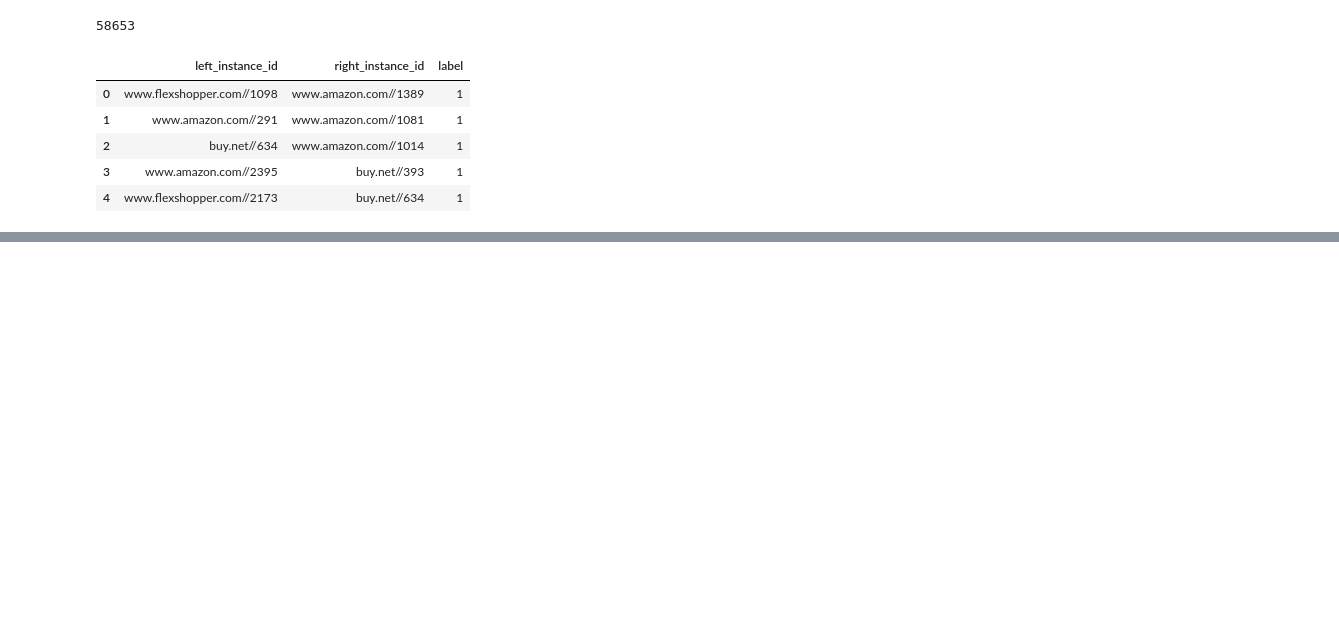
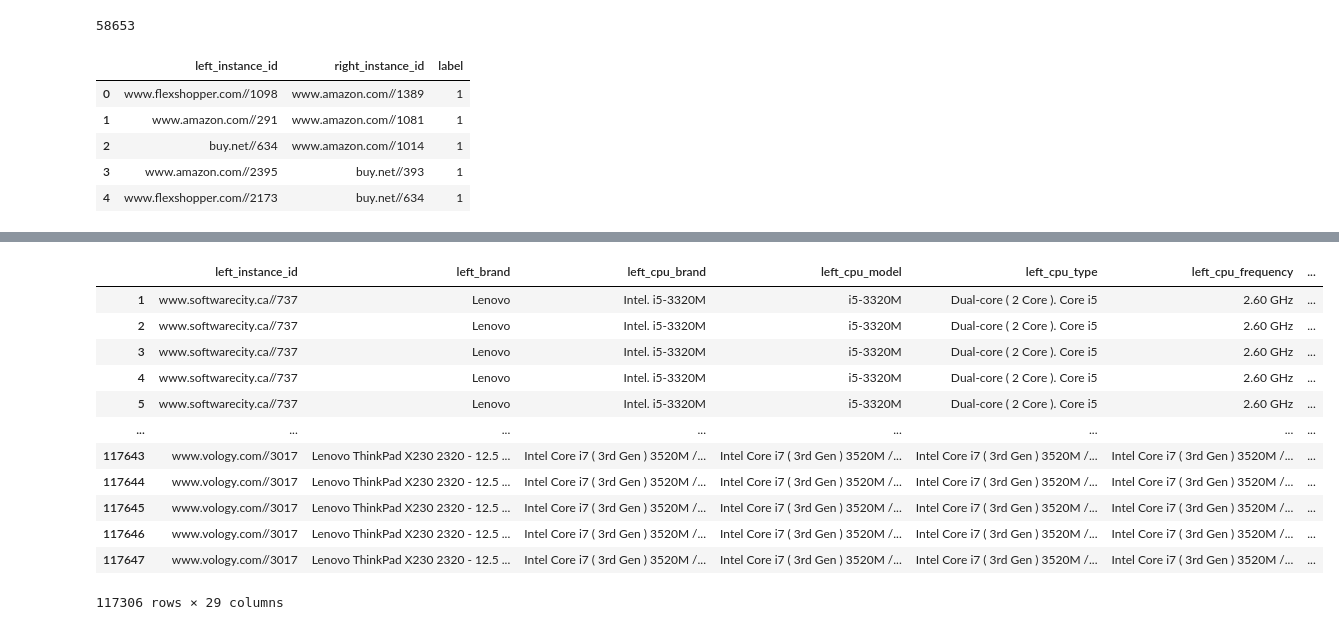
Before and after one commit to Samir55/sigmod2021_teamAAA, a Jupyter notebook: notebooks/prepare_sigmod_data.ipynb, the cells around one changed output, grey strips where cells are left out. Drawn from its saved outputs; the diff is of its cells as text; code cells hidden in the pictures; blank space fills up the shorter version.

```diff
--- a/notebooks/prepare_sigmod_data.ipynb
+++ b/notebooks/prepare_sigmod_data.ipynb
@@ -47,5 +47,5 @@ y2.head()
 | 3 | www.amazon.com//2395 | buy.net//393 | 1 |
 | 4 | www.flexshopper.com//2173 | buy.net//634 | 1 |
 # %%
-left_x2 = pd.merge(y2, left_x2, on='left_instance_id',how='left')
+x2_train = pd.merge(y2, left_x2, on='left_instance_id',how='left')
 # %%
@@ -61,0 +71,27 @@ left_x2.head()
+# %%
+# Prepare the test dataset
+def df_crossjoin(df1, df2, **kwargs):
+    """
+    Make a cross join (cartesian product) between two dataframes by using a constant temporary key.
+    Also sets a MultiIndex which is the cartesian product of the indices of the input dataframes.
+    See: https://github.com/pydata/pandas/issues/5401
+    :param df1 dataframe 1
+    :param df1 dataframe 2
+    :param kwargs keyword arguments that will be passed to pd.merge()
+    :return cross join of df1 and df2
+    """
+    df1['_tmpkey'] = 1
+    df2['_tmpkey'] = 1
+
+    res = pd.merge(df1, df2, on='_tmpkey', **kwargs).drop('_tmpkey', axis=1)
+    df1.drop('_tmpkey', axis=1, inplace=True)
+    df2.drop('_tmpkey', axis=1, inplace=True)
+
+    return res
+
+def same_key_pair(record):
+    return record['left_instance_id'] == record['right_instance_id']
+# %%
+x2_test = df_crossjoin(left_x2, right_x2)
+mask = x2_test.apply(same_key_pair, axis=1)
+x2_test = x2_test[~mask]
@@ -62 +106,4 @@ left_x2.head()
+# %%
+x2_test['id'] = pd.Series(np.arange(len(x2_test)))
+x2_test.to_csv("../data/sigmod/x2_test.csv", index=False)
 # %%
@@ -101,0 +145,16 @@ len(set(x2.id))
+# %%
+x2_test
+# %% [output]
+|  | left_instance_id | left_brand | left_cpu_brand | left_cpu_model | left_cpu_type | left_cpu_frequency | ... |
+| 1 | www.softwarecity.ca//737 | Lenovo | Intel. i5-3320M | i5-3320M | Dual-core ( 2 Core ). Core i5 | 2.60 GHz | ... |
+| 2 | www.softwarecity.ca//737 | Lenovo | Intel. i5-3320M | i5-3320M | Dual-core ( 2 Core ). Core i5 | 2.60 GHz | ... |
+| 3 | www.softwarecity.ca//737 | Lenovo | Intel. i5-3320M | i5-3320M | Dual-core ( 2 Core ). Core i5 | 2.60 GHz | ... |
+| 4 | www.softwarecity.ca//737 | Lenovo | Intel. i5-3320M | i5-3320M | Dual-core ( 2 Core ). Core i5 | 2.60 GHz | ... |
+| 5 | www.softwarecity.ca//737 | Lenovo | Intel. i5-3320M | i5-3320M | Dual-core ( 2 Core ). Core i5 | 2.60 GHz | ... |
+| ... | ... | ... | ... | ... | ... | ... | ... |
+| 117643 | www.vology.com//3017 | Lenovo ThinkPad X230 2320 - 12.5 ... | Intel Core i7 ( 3rd Gen ) 3520M /... | Intel Core i7 ( 3rd Gen ) 3520M /... | Intel Core i7 ( 3rd Gen ) 3520M /... | Intel Core i7 ( 3rd Gen ) 3520M /... | ... |
+| 117644 | www.vology.com//3017 | Lenovo ThinkPad X230 2320 - 12.5 ... | Intel Core i7 ( 3rd Gen ) 3520M /... | Intel Core i7 ( 3rd Gen ) 3520M /... | Intel Core i7 ( 3rd Gen ) 3520M /... | Intel Core i7 ( 3rd Gen ) 3520M /... | ... |
+| 117645 | www.vology.com//3017 | Lenovo ThinkPad X230 2320 - 12.5 ... | Intel Core i7 ( 3rd Gen ) 3520M /... | Intel Core i7 ( 3rd Gen ) 3520M /... | Intel Core i7 ( 3rd Gen ) 3520M /... | Intel Core i7 ( 3rd Gen ) 3520M /... | ... |
+| 117646 | www.vology.com//3017 | Lenovo ThinkPad X230 2320 - 12.5 ... | Intel Core i7 ( 3rd Gen ) 3520M /... | Intel Core i7 ( 3rd Gen ) 3520M /... | Intel Core i7 ( 3rd Gen ) 3520M /... | Intel Core i7 ( 3rd Gen ) 3520M /... | ... |
+| 117647 | www.vology.com//3017 | Lenovo ThinkPad X230 2320 - 12.5 ... | Intel Core i7 ( 3rd Gen ) 3520M /... | Intel Core i7 ( 3rd Gen ) 3520M /... | Intel Core i7 ( 3rd Gen ) 3520M /... | Intel Core i7 ( 3rd Gen ) 3520M /... | ... |
+117306 rows × 29 columns
```
Also changed, not shown: parts of 17 cells of this notebook.
